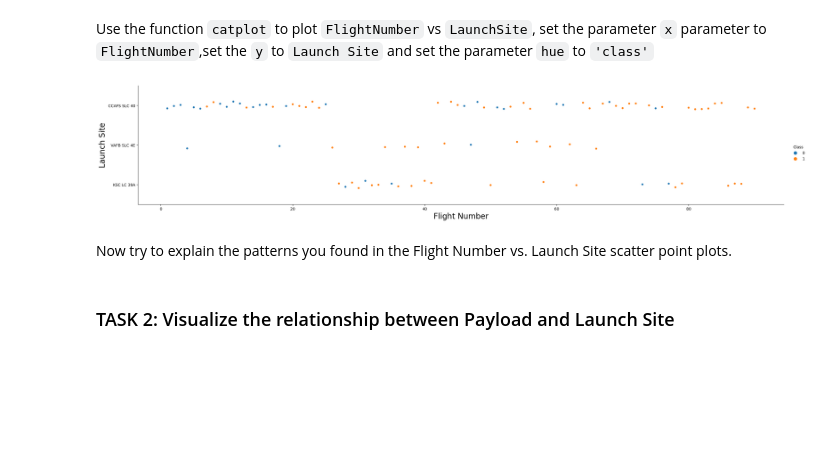
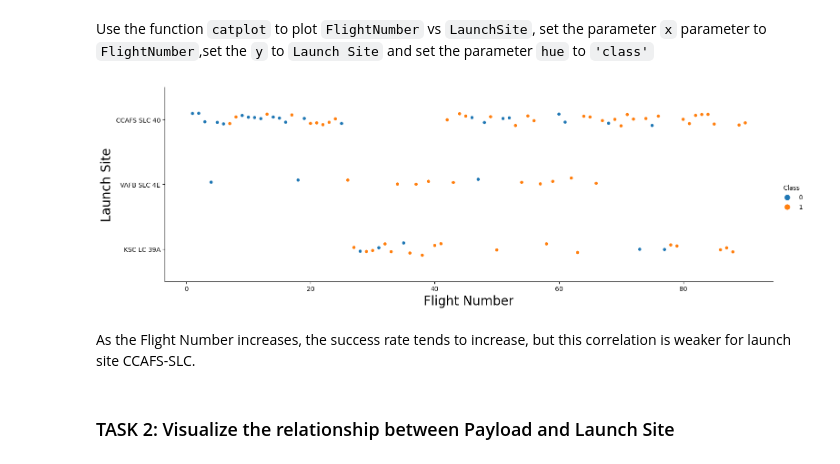
Before and after one commit to Kuronno/ibm-capstone, a Jupyter notebook: 2b-eda-dataviz.ipynb, the cells around one changed output. Cells and saved outputs as stored; diff of their text form; code cells hidden in the pictures; blank space fills up the shorter version.

```diff
--- a/2b-eda-dataviz.ipynb
+++ b/2b-eda-dataviz.ipynb
@@ -76,14 +76,14 @@ Next, let's drill down to each site visualize its detailed launch records.
 # %% [markdown]
 Use the function <code>catplot</code> to plot <code>FlightNumber</code> vs <code>LaunchSite</code>, set the  parameter <code>x</code>  parameter to <code>FlightNumber</code>,set the  <code>y</code> to <code>Launch Site</code> and set the parameter <code>hue</code> to <code>'class'</code>
 # %%
-sns.catplot(y="LaunchSite", x="FlightNumber", hue="Class", data=df, aspect=5)
+sns.catplot(y="LaunchSite", x="FlightNumber", hue="Class", data=df, aspect=3)
 plt.xlabel("Flight Number", fontsize=20)
 plt.ylabel("Launch Site", fontsize=20)
 plt.show()
 # %% [output]
-[figure, old version]
+[figure, new version]
-# %% [markdown]
-Now try to explain the patterns you found in the Flight Number vs. Launch Site scatter point plots.
+# %% [markdown]
+As the Flight Number increases, the success rate tends to increase, but this correlation is weaker for launch site CCAFS-SLC.
 # %% [markdown]
 ### TASK 2: Visualize the relationship between Payload and Launch Site
 # %% [markdown]
```
Also changed, not shown: parts of 6 cells of this notebook, 2 other files.
